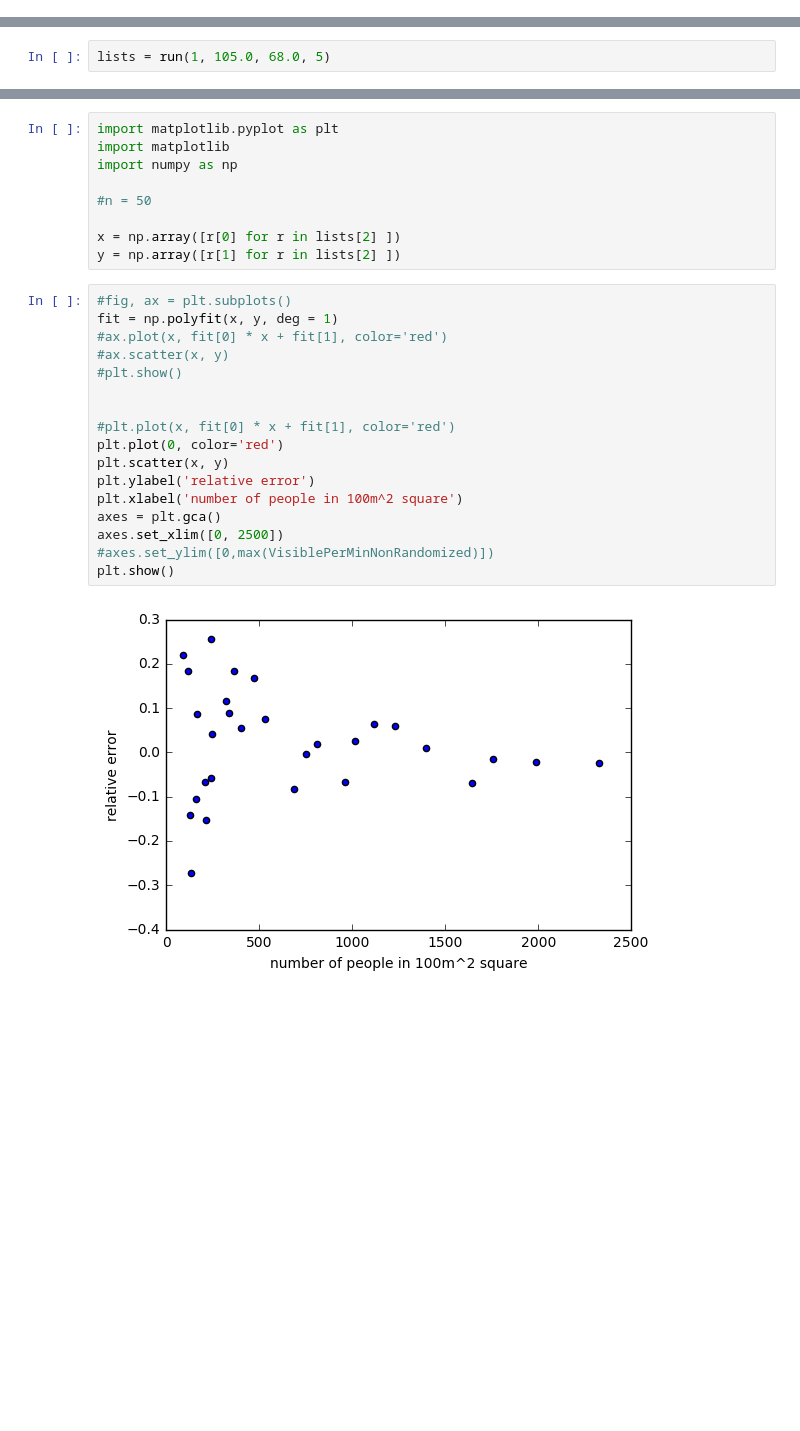
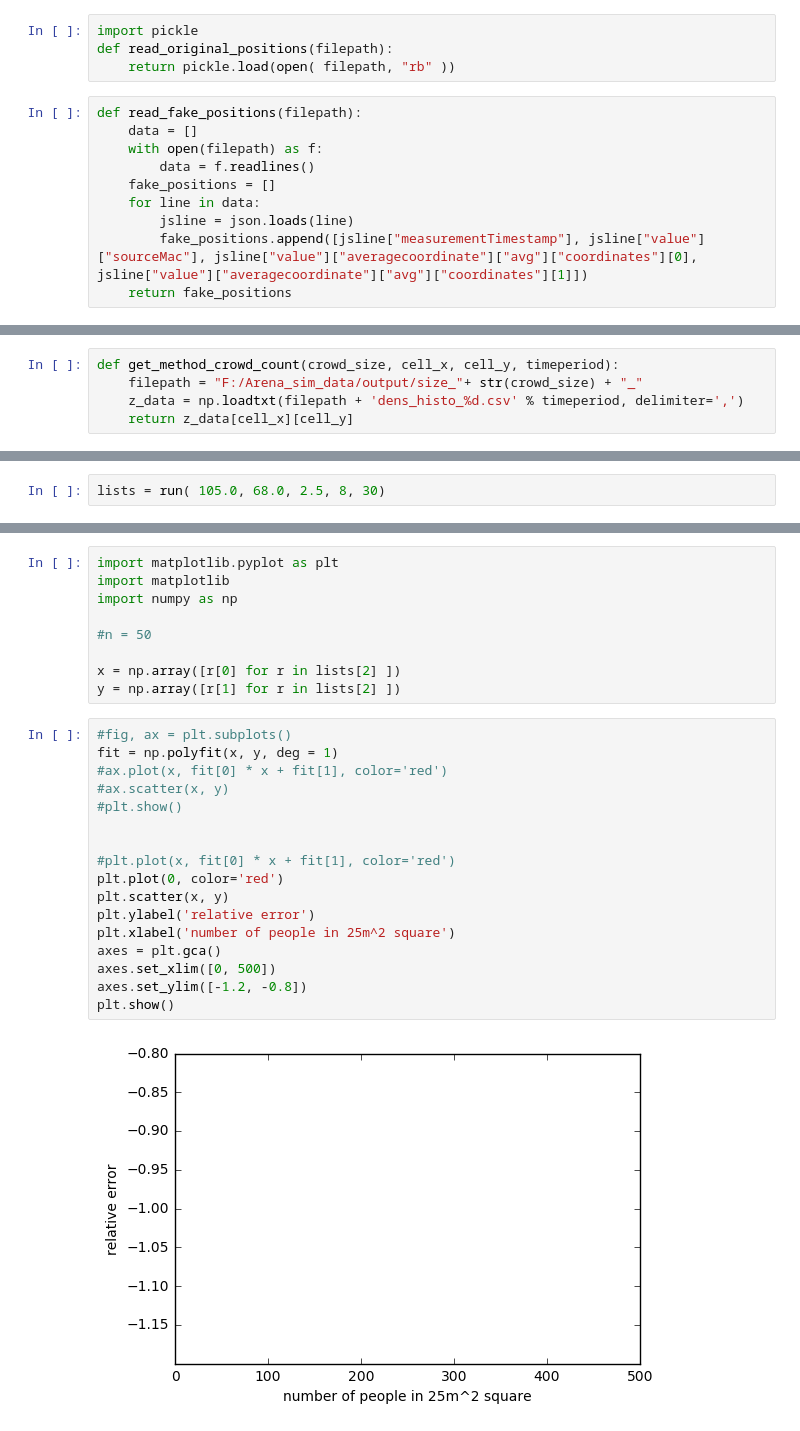
Before and after one commit to ArenA-Crowds/Crowds, a Jupyter notebook: Simulations.ipynb, the cells around one changed output, grey strips where cells are left out. Saved outputs shown, nothing was run; the diff lists cells and outputs as text; blank space fills up the shorter version.

```diff
--- a/Simulations.ipynb
+++ b/Simulations.ipynb
@@ -181,3 +224,17 @@ def get_crowd_count_in_square(timestamp, positions, crowd_size, x_center, y_cent
             if record[3] > y_center - half_length_y and record[3] < y_center + half_length_y:
                 crowd_count +=1
     return crowd_count
+# %%
+import pickle
+def read_original_positions(filepath):
+    return pickle.load(open( filepath, "rb" ))
+# %%
+def read_fake_positions(filepath):
+    data = []
+    with open(filepath) as f:
+        data = f.readlines()
+    fake_positions = []
+    for line in data:
+        jsline = json.loads(line)
+        fake_positions.append([jsline["measurementTimestamp"], jsline["value"]["sourceMac"], jsline["value"]["averagecoordinate"]["avg"]["coordinates"][0], jsline["value"]["averagecoordinate"]["avg"]["coordinates"][1]])
+    return fake_positions
@@ -183,0 +243,5 @@ def get_crowd_count_in_square(timestamp, positions, crowd_size, x_center, y_cent
+# %%
+def get_method_crowd_count(crowd_size, cell_x, cell_y, timeperiod):
+    filepath = "F:/Arena_sim_data/output/size_"+ str(crowd_size) + "_"
+    z_data = np.loadtxt(filepath + 'dens_histo_%d.csv' % timeperiod, delimiter=',')
+    return z_data[cell_x][cell_y]
@@ -209,3 +342,3 @@ def run(time_interval, width_stadium, length_stadium, square_half_size):
 # %%
-lists = run(1, 105.0, 68.0, 5)
+lists = run( 105.0, 68.0, 2.5, 8, 30)
 # %% [output]
@@ -246,19 +379,19 @@ y = np.array([r[1] for r in lists[2] ])
 # %%
 #fig, ax = plt.subplots()
 fit = np.polyfit(x, y, deg = 1)
 #ax.plot(x, fit[0] * x + fit[1], color='red')
 #ax.scatter(x, y)
 #plt.show()
 
 
 #plt.plot(x, fit[0] * x + fit[1], color='red')
 plt.plot(0, color='red')
 plt.scatter(x, y)
 plt.ylabel('relative error')
-plt.xlabel('number of people in 100m^2 square')
+plt.xlabel('number of people in 25m^2 square')
 axes = plt.gca()
-axes.set_xlim([0, 2500])
-#axes.set_ylim([0,max(VisiblePerMinNonRandomized)])
+axes.set_xlim([0, 500])
+axes.set_ylim([-1.2, -0.8])
 plt.show()
 # %% [output]
-[figure, old version]
+[figure, new version]
```
Also changed, not shown: parts of 42 cells of this notebook.
